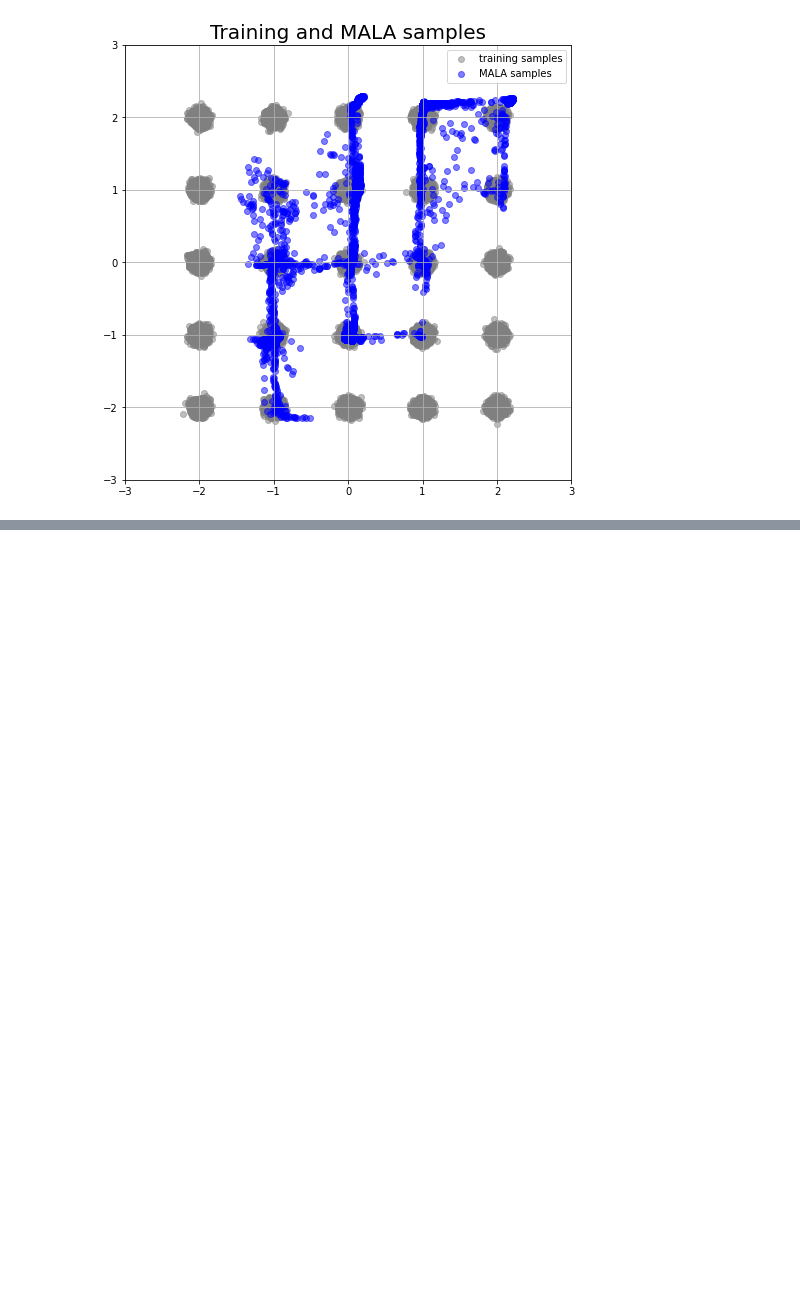
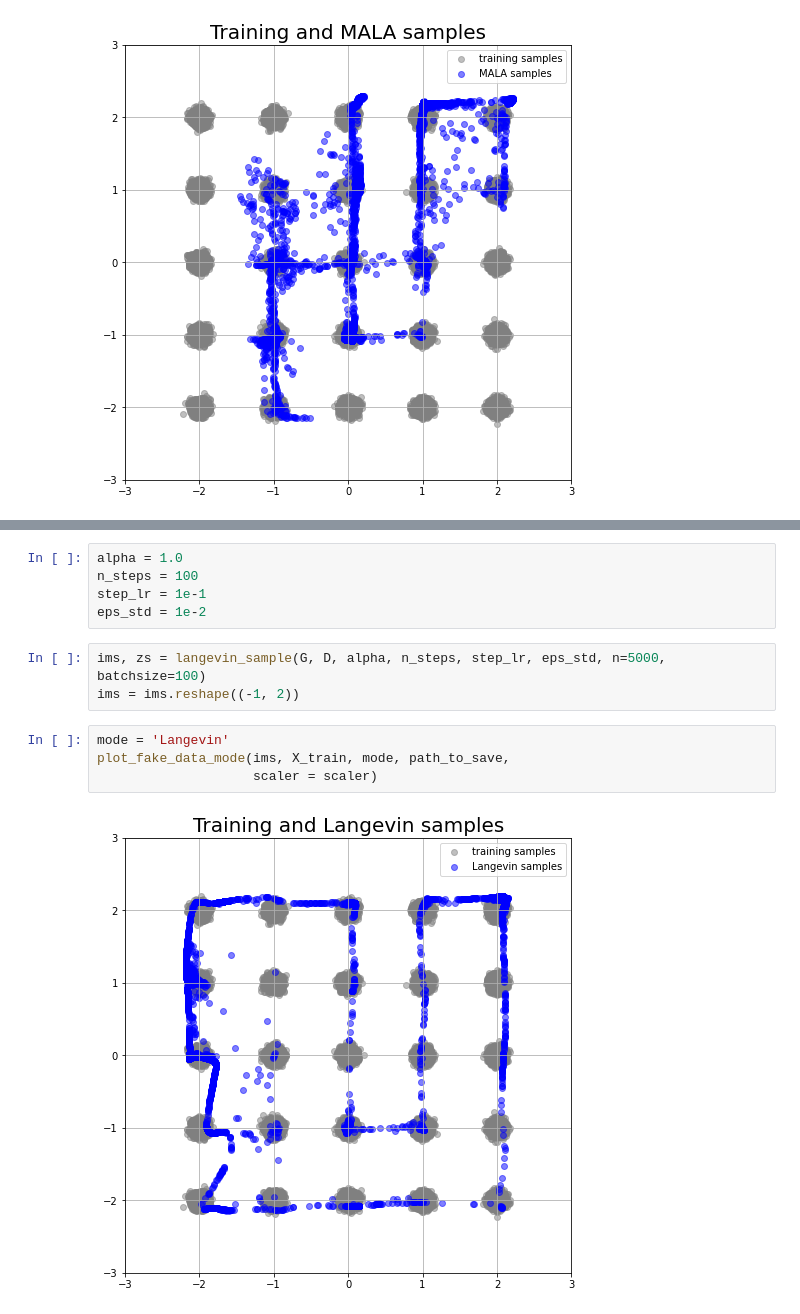
Before and after one commit to premolab/gans_sampling, a Jupyter notebook: notebooks/MHGAN_gaussians.ipynb, the cells around one changed output, grey strips where cells are left out. Drawn from its saved outputs; the diff is of its cells as text; blank space fills up the shorter version.

```diff
--- a/notebooks/MHGAN_gaussians.ipynb
+++ b/notebooks/MHGAN_gaussians.ipynb
@@ -387,0 +532,14 @@ plot_fake_data_mode(fake_mala, X_train, mode, path_to_save,
+# %%
+alpha = 1.0
+n_steps = 100
+step_lr = 1e-1
+eps_std = 1e-2
+# %%
+ims, zs = langevin_sample(G, D, alpha, n_steps, step_lr, eps_std, n=5000, batchsize=100)
+ims = ims.reshape((-1, 2))
+# %%
+mode = 'Langevin'
+plot_fake_data_mode(ims, X_train, mode, path_to_save,
+                    scaler = scaler)
+# %% [output]
+[figure, added]
```
Also changed, not shown: parts of 52 cells of this notebook.
